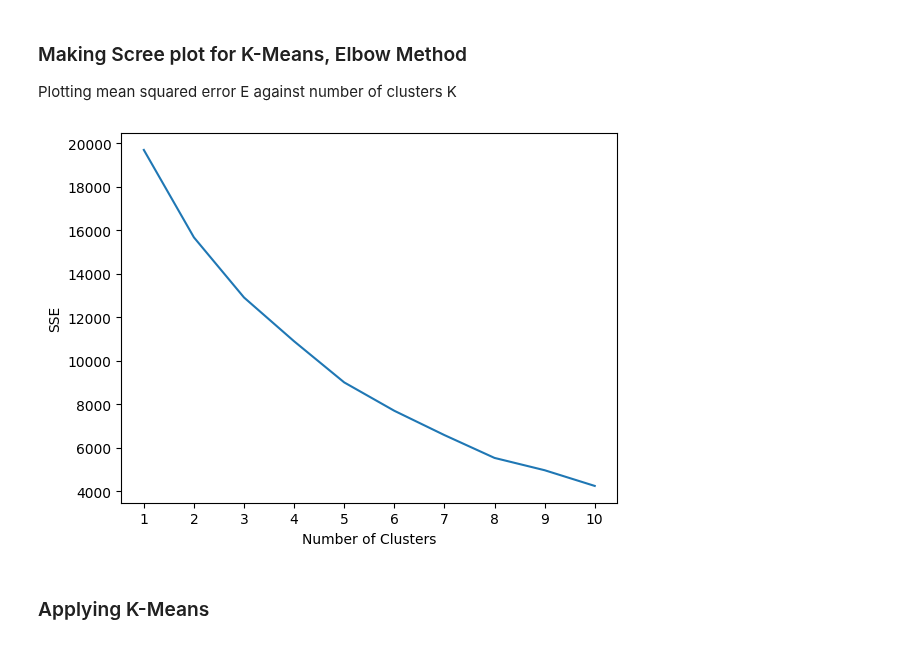
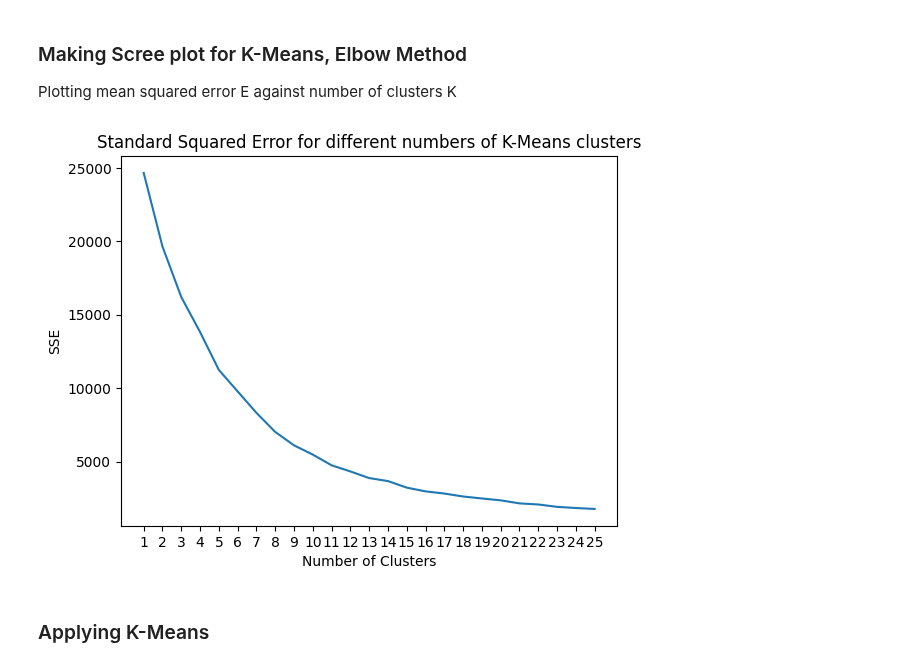
Before and after one commit to leon0241/fds-assignment-3, a Jupyter notebook: assignment-3-Q2.ipynb, the cells around one changed output. Cells and saved outputs as stored; diff of their text form; code cells hidden in the pictures.

```diff
--- a/assignment-3-Q2.ipynb
+++ b/assignment-3-Q2.ipynb
@@ -658,36 +658,32 @@ plt.show()
 
 Plotting mean squared error E against number of clusters K
 # %%
-from sklearn.cluster import KMeans
-from sklearn.metrics.pairwise import pairwise_distances
+upper = 26
 
-elo_labels=chess_data_with_elo["elo_class"]
-elo_features=chess_data_with_elo.drop(columns=["elo_class"])
+elo_labels = chess_data_with_elo["elo_class"]
+elo_features = chess_data_with_elo.drop(columns=["elo_class"])
 
-train_unstandardised, test, train_lbl, test_lbl = train_test_split(elo_features, elo_labels, test_size=0.2)
-
-# Standardize training and testing data
+# Standardize ELO features
 scaler = StandardScaler()
-train = scaler.fit_transform(train_unstandardised)
-test = scaler.fit_transform(test)
-
+scaled_elo_feats = scaler.fit_transform(elo_features)
 
 # Find standard squared error for each k
 SSE = []
-for k in range(1, 11):
+for k in range(1, upper):
     pre_k_means = KMeans(n_clusters=k)
-    pre_k_means.fit(train)
+    pre_k_means.fit(scaled_elo_feats)
     # Record SSE for this k
     SSE.append(pre_k_means.inertia_)
 
 # Create Scree plot
-plt.plot(range(1, 11), SSE)
-plt.xticks(range(1, 11))
+plt.title("Standard Squared Error for different numbers of K-Means clusters")
+plt.plot(range(1, upper), SSE)
+plt.xticks(range(1, upper))
 plt.xlabel("Number of Clusters")
 plt.ylabel("SSE")
 plt.show()
 # %% [output]
-[figure, old version]
+[figure, new version]
 # %% [markdown]
 ### Applying K-Means
 # %%
```
Also changed, not shown: parts of 10 cells of this notebook.
